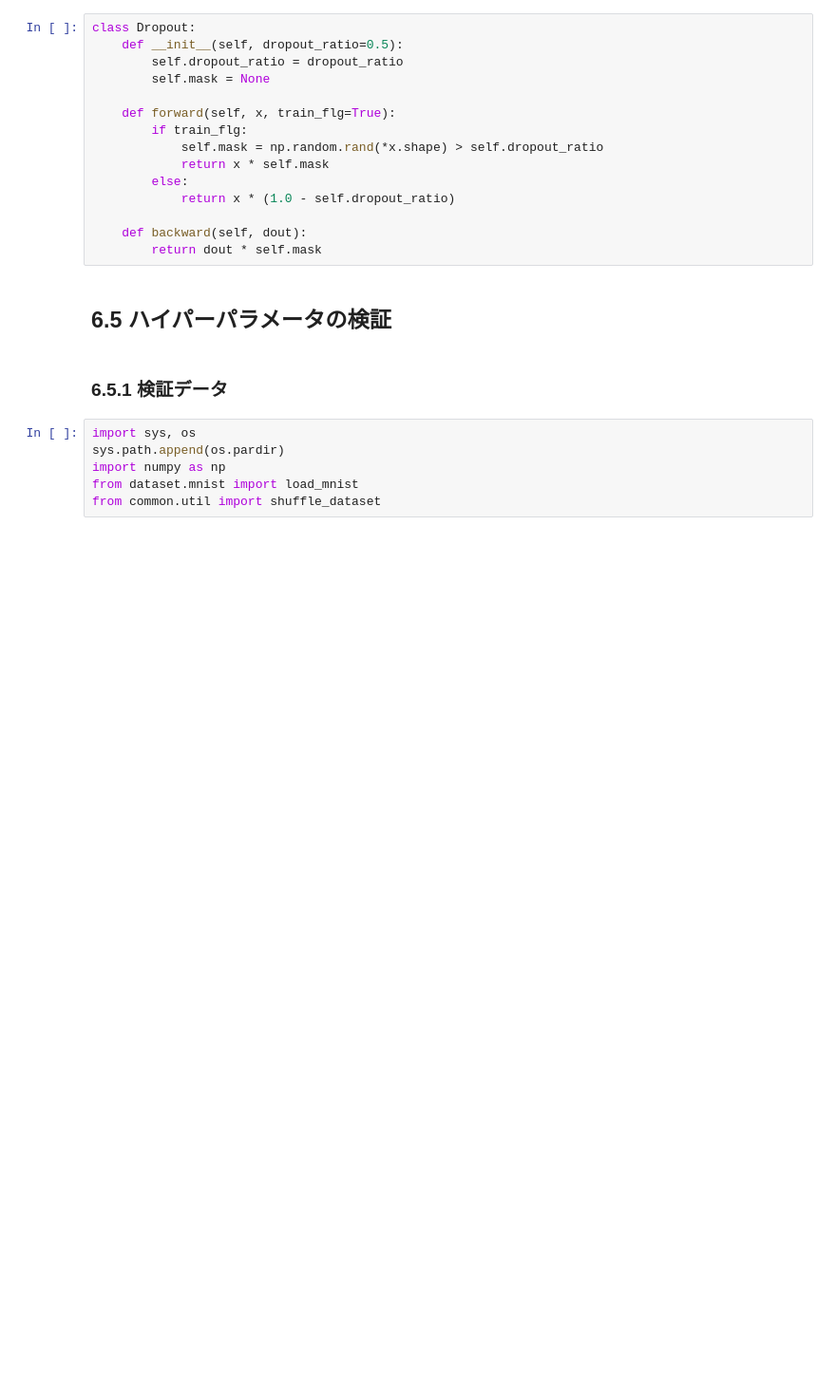
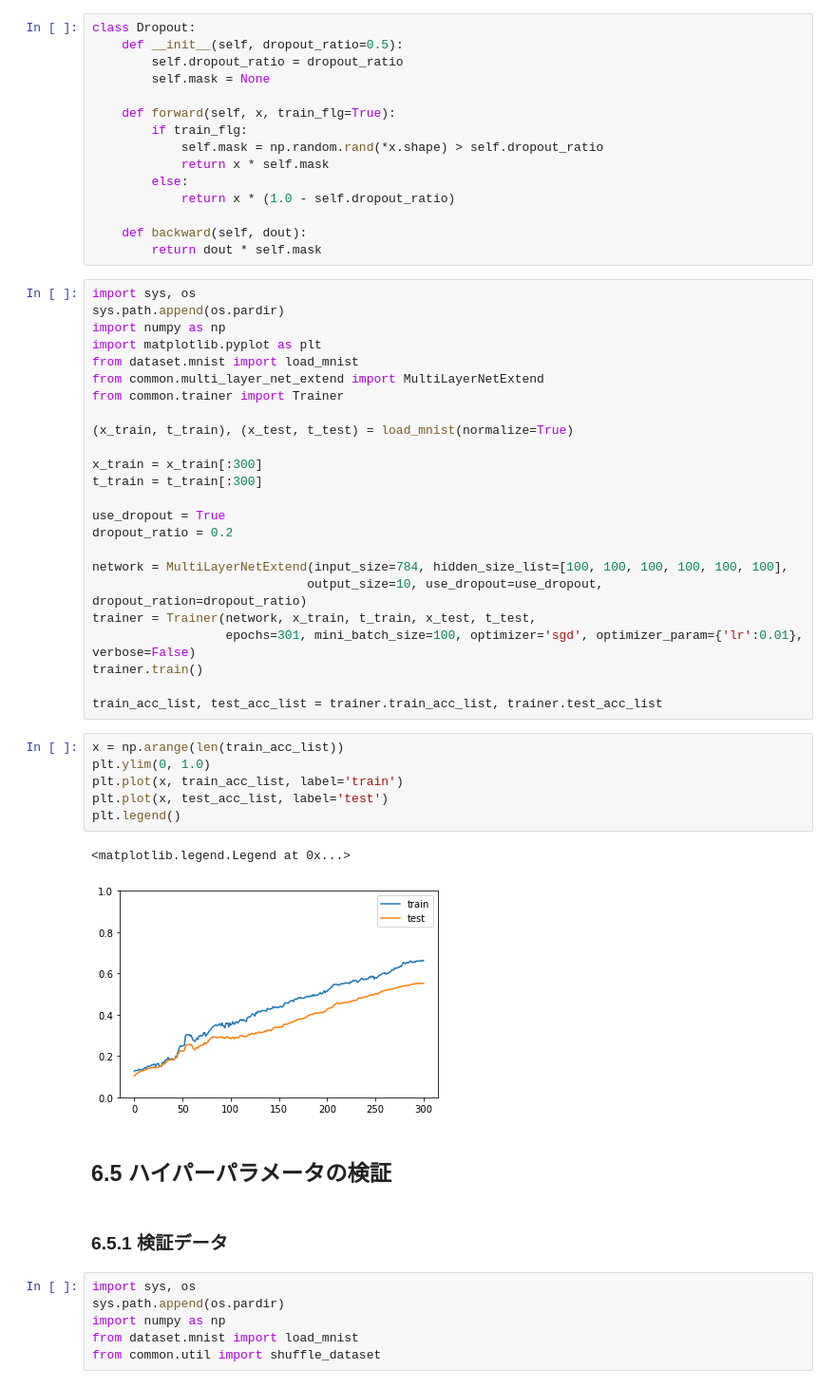
Before and after one commit to andokazu1979/deep-learning-from-scratch, a Jupyter notebook: ch06/ch06.ipynb, the cells around one changed output. Shown at 95% size. Cells and saved outputs as stored; diff of their text form; blank space fills up the shorter version.

```diff
--- a/ch06/ch06.ipynb
+++ b/ch06/ch06.ipynb
@@ -802,6 +804,39 @@ class Dropout:
 
     def backward(self, dout):
         return dout * self.mask
+# %%
+import sys, os
+sys.path.append(os.pardir)
+import numpy as np
+import matplotlib.pyplot as plt
+from dataset.mnist import load_mnist
+from common.multi_layer_net_extend import MultiLayerNetExtend
+from common.trainer import Trainer
+
+(x_train, t_train), (x_test, t_test) = load_mnist(normalize=True)
+
+x_train = x_train[:300]
+t_train = t_train[:300]
+
+use_dropout = True
+dropout_ratio = 0.2
+
+network = MultiLayerNetExtend(input_size=784, hidden_size_list=[100, 100, 100, 100, 100, 100],
+                             output_size=10, use_dropout=use_dropout, dropout_ration=dropout_ratio)
+trainer = Trainer(network, x_train, t_train, x_test, t_test,
+                  epochs=301, mini_batch_size=100, optimizer='sgd', optimizer_param={'lr':0.01}, verbose=False)
+trainer.train()
+
+train_acc_list, test_acc_list = trainer.train_acc_list, trainer.test_acc_list
+# %%
+x = np.arange(len(train_acc_list))
+plt.ylim(0, 1.0)
+plt.plot(x, train_acc_list, label='train')
+plt.plot(x, test_acc_list, label='test')
+plt.legend()
+# %% [output]
+<matplotlib.legend.Legend at 0x...>
+[figure, added]
 # %% [markdown]
 ## 6.5 ハイパーパラメータの検証
 # %% [markdown]
```
Also changed, not shown: parts of 1 cell of this notebook, 1 other file.
